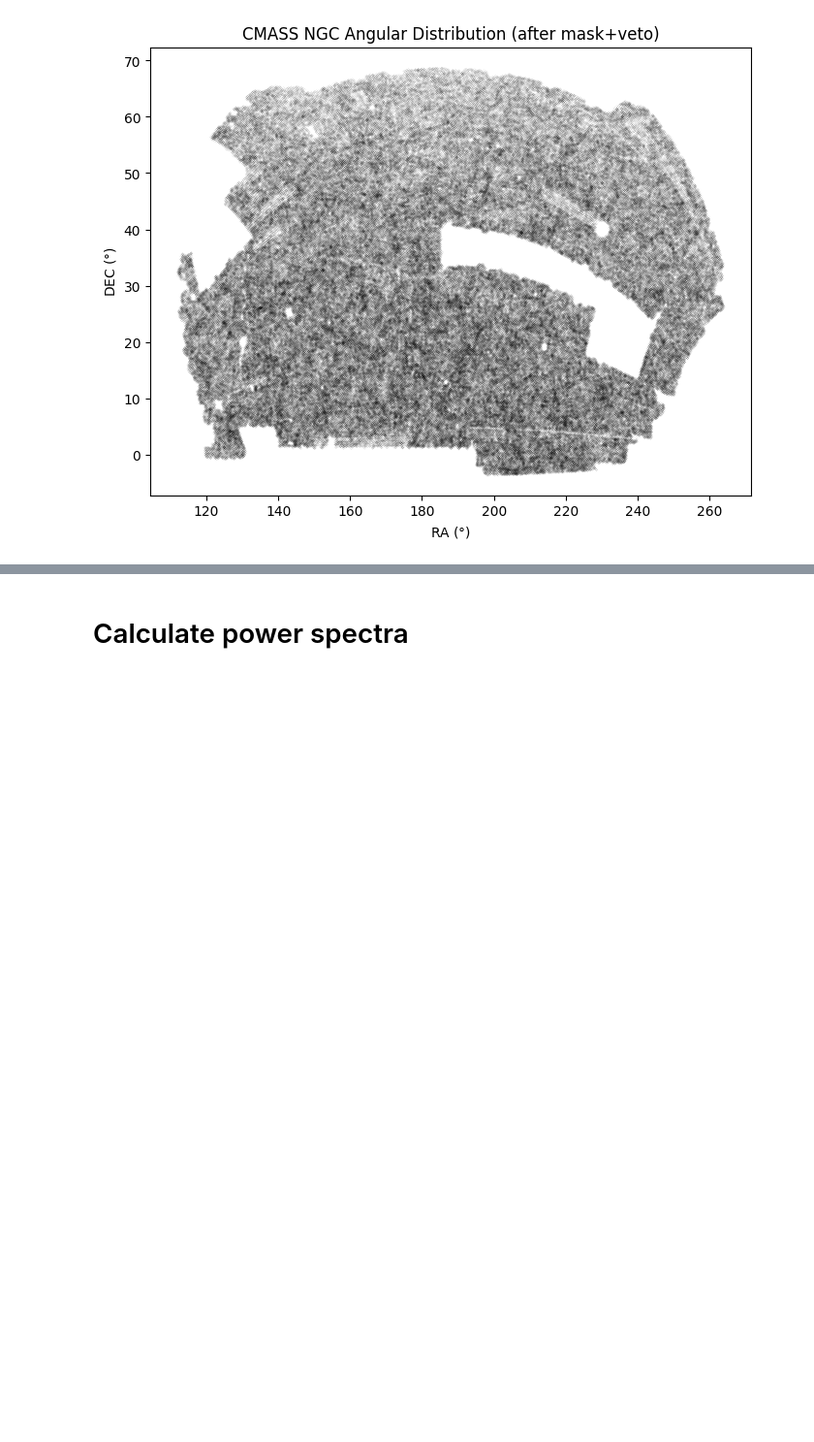
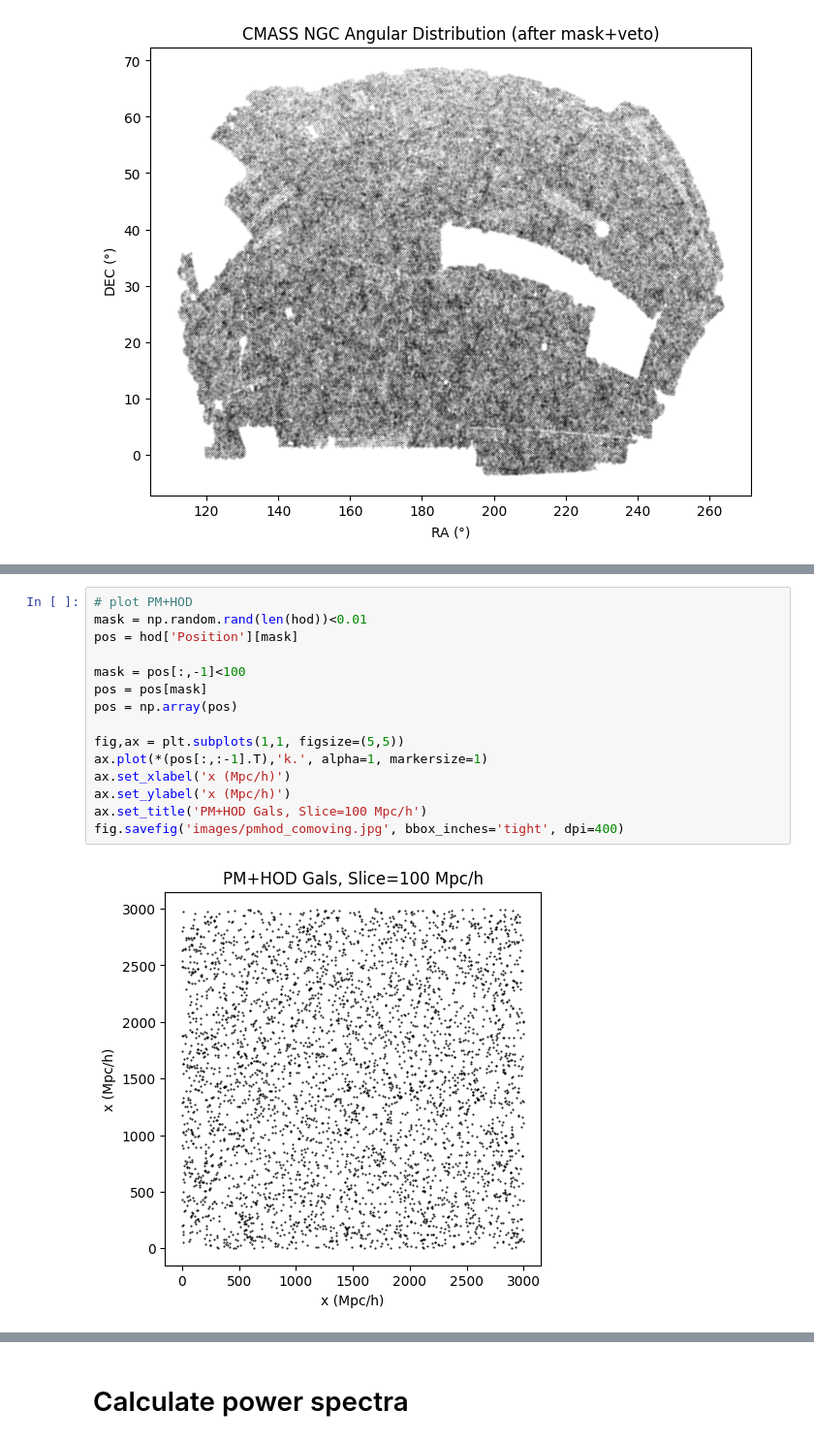
Before and after one commit to maho3/ltu-cmass, a Jupyter notebook: workspace.ipynb, the cells around one changed output, grey strips where cells are left out. Shown at 97% size. Drawn from its saved outputs; the diff is of its cells as text; blank space fills up the shorter version.

```diff
--- a/workspace.ipynb
+++ b/workspace.ipynb
@@ -219,0 +196,17 @@ mrdz = pos.compute().T
+# %%
+# plot PM+HOD
+mask = np.random.rand(len(hod))<0.01
+pos = hod['Position'][mask]
+
+mask = pos[:,-1]<100
+pos = pos[mask]
+pos = np.array(pos)
+
+fig,ax = plt.subplots(1,1, figsize=(5,5))
+ax.plot(*(pos[:,:-1].T),'k.', alpha=1, markersize=1)
+ax.set_xlabel('x (Mpc/h)')
+ax.set_ylabel('x (Mpc/h)')
+ax.set_title('PM+HOD Gals, Slice=100 Mpc/h')
+fig.savefig('images/pmhod_comoving.jpg', bbox_inches='tight', dpi=400)
+# %% [output]
+[figure, added]
```
Also changed, not shown: parts of 82 cells of this notebook, 2 other files.
